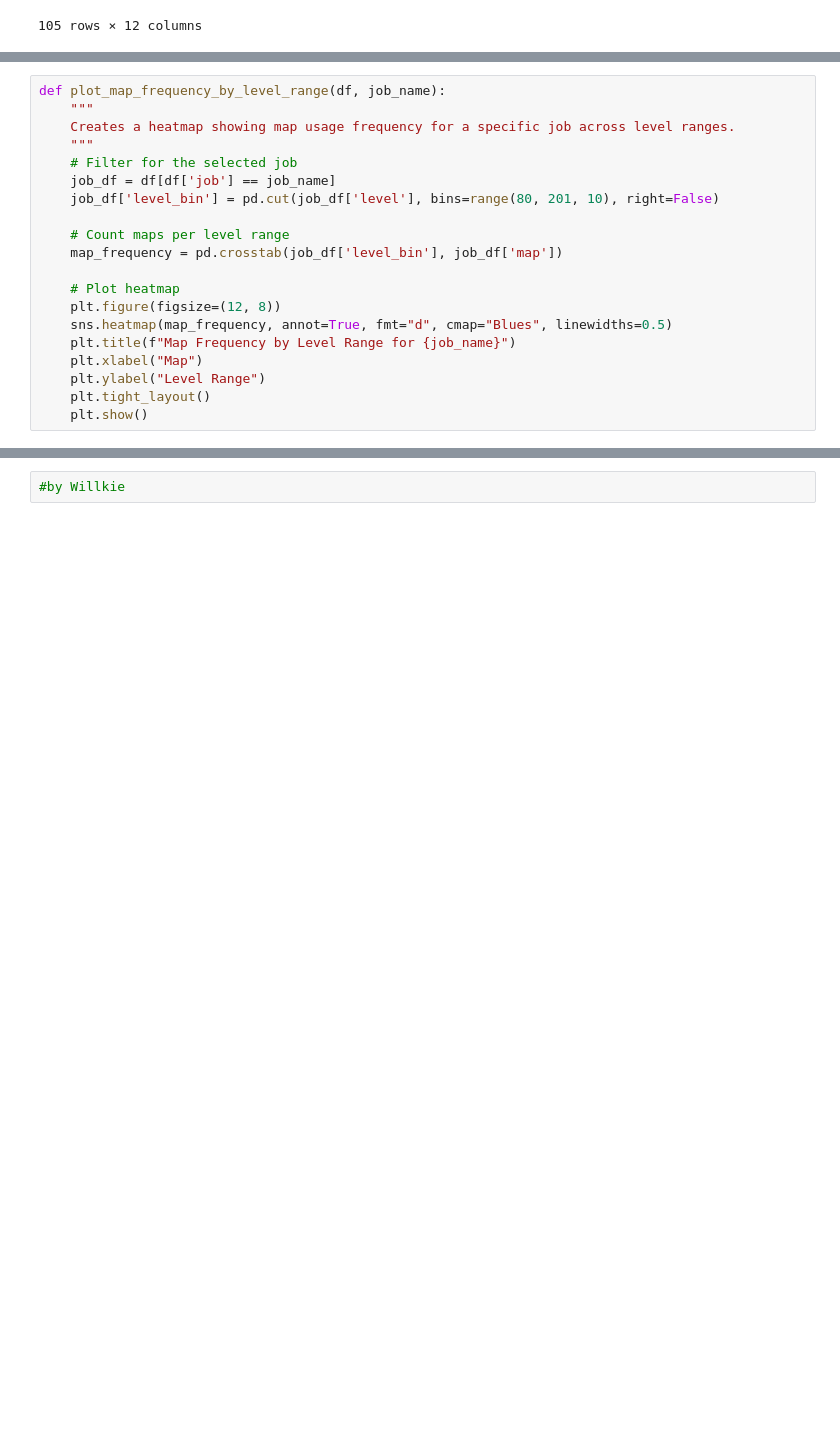
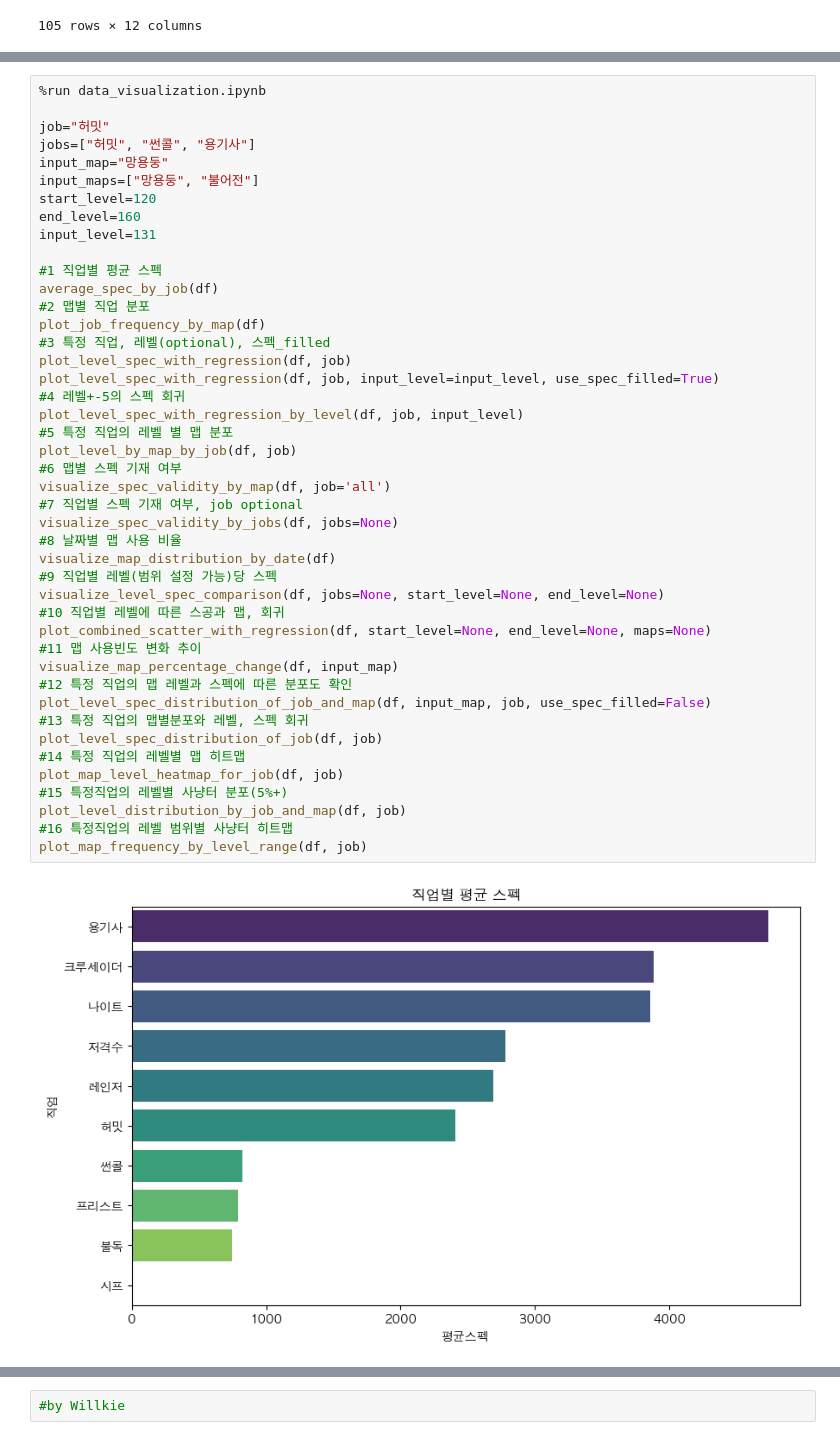
Before and after one commit to jongwonIee/mapleland, a Jupyter notebook: party/main.ipynb, the cells around one changed output, grey strips where cells are left out. Drawn from its saved outputs; the diff is of its cells as text; blank space fills up the shorter version.

```diff
--- a/party/main.ipynb
+++ b/party/main.ipynb
@@ -821,20 +129,0 @@ def plot_level_distribution_by_job_and_map(df, input_job):
-# %%
-def plot_map_frequency_by_level_range(df, job_name):
-    """
-    Creates a heatmap showing map usage frequency for a specific job across level ranges.
-    """
-    # Filter for the selected job
-    job_df = df[df['job'] == job_name]
-    job_df['level_bin'] = pd.cut(job_df['level'], bins=range(80, 201, 10), right=False)
-
-    # Count maps per level range
-    map_frequency = pd.crosstab(job_df['level_bin'], job_df['map'])
-
-    # Plot heatmap
-    plt.figure(figsize=(12, 8))
-    sns.heatmap(map_frequency, annot=True, fmt="d", cmap="Blues", linewidths=0.5)
-    plt.title(f"Map Frequency by Level Range for {job_name}")
-    plt.xlabel("Map")
-    plt.ylabel("Level Range")
-    plt.tight_layout()
-    plt.show()
@@ -902,0 +130,46 @@ visualize_level_spec_comparison(processed_df, ['썬콜', '프리스트'])
+# %%
+%run data_visualization.ipynb
+
+job="허밋"
+jobs=["허밋", "썬콜", "용기사"]
+input_map="망용둥"
+input_maps=["망용둥", "불어전"]
+start_level=120
+end_level=160
+input_level=131
+
+#1 직업별 평균 스펙
+average_spec_by_job(df)
+#2 맵별 직업 분포
+plot_job_frequency_by_map(df)
+#3 특정 직업, 레벨(optional), 스펙_filled
+plot_level_spec_with_regression(df, job)
+plot_level_spec_with_regression(df, job, input_level=input_level, use_spec_filled=True)
+#4 레벨+-5의 스펙 회귀
+plot_level_spec_with_regression_by_level(df, job, input_level)
+#5 특정 직업의 레벨 별 맵 분포
+plot_level_by_map_by_job(df, job)
+#6 맵별 스펙 기재 여부
+visualize_spec_validity_by_map(df, job='all')
+#7 직업별 스펙 기재 여부, job optional
+visualize_spec_validity_by_jobs(df, jobs=None)
+#8 날짜별 맵 사용 비율
+visualize_map_distribution_by_date(df)
+#9 직업별 레벨(범위 설정 가능)당 스펙
+visualize_level_spec_comparison(df, jobs=None, start_level=None, end_level=None)
+#10 직업별 레벨에 따른 스공과 맵, 회귀
+plot_combined_scatter_with_regression(df, start_level=None, end_level=None, maps=None)
+#11 맵 사용빈도 변화 추이
+visualize_map_percentage_change(df, input_map)
+#12 특정 직업의 맵 레벨과 스펙에 따른 분포도 확인
+plot_level_spec_distribution_of_job_and_map(df, input_map, job, use_spec_filled=False)
+#13 특정 직업의 맵별분포와 레벨, 스펙 회귀
+plot_level_spec_distribution_of_job(df, job)
+#14 특정 직업의 레벨별 맵 히트맵
+plot_map_level_heatmap_for_job(df, job)
+#15 특정직업의 레벨별 사냥터 분포(5%+)
+plot_level_distribution_by_job_and_map(df, job)
+#16 특정직업의 레벨 범위별 사냥터 히트맵
+plot_map_frequency_by_level_range(df, job)
+# %% [output]
+[figure, added]
```
Also changed, not shown: parts of 19 cells of this notebook, 1 other file.
